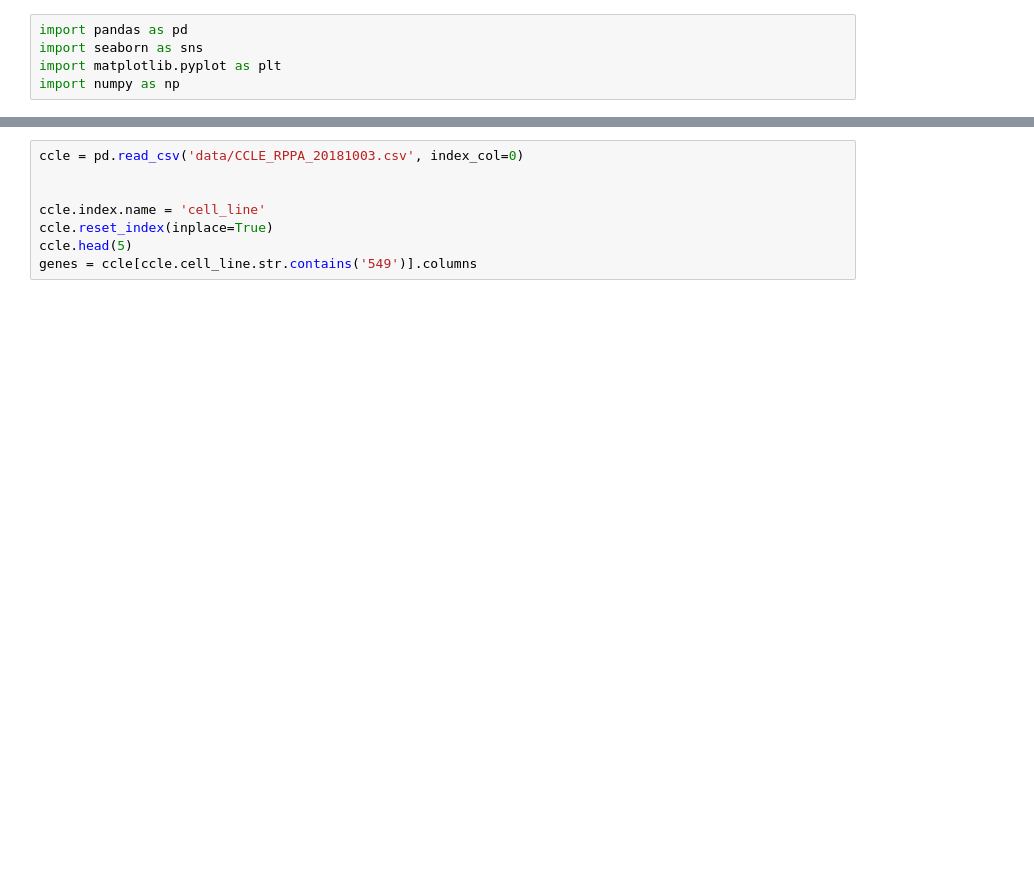
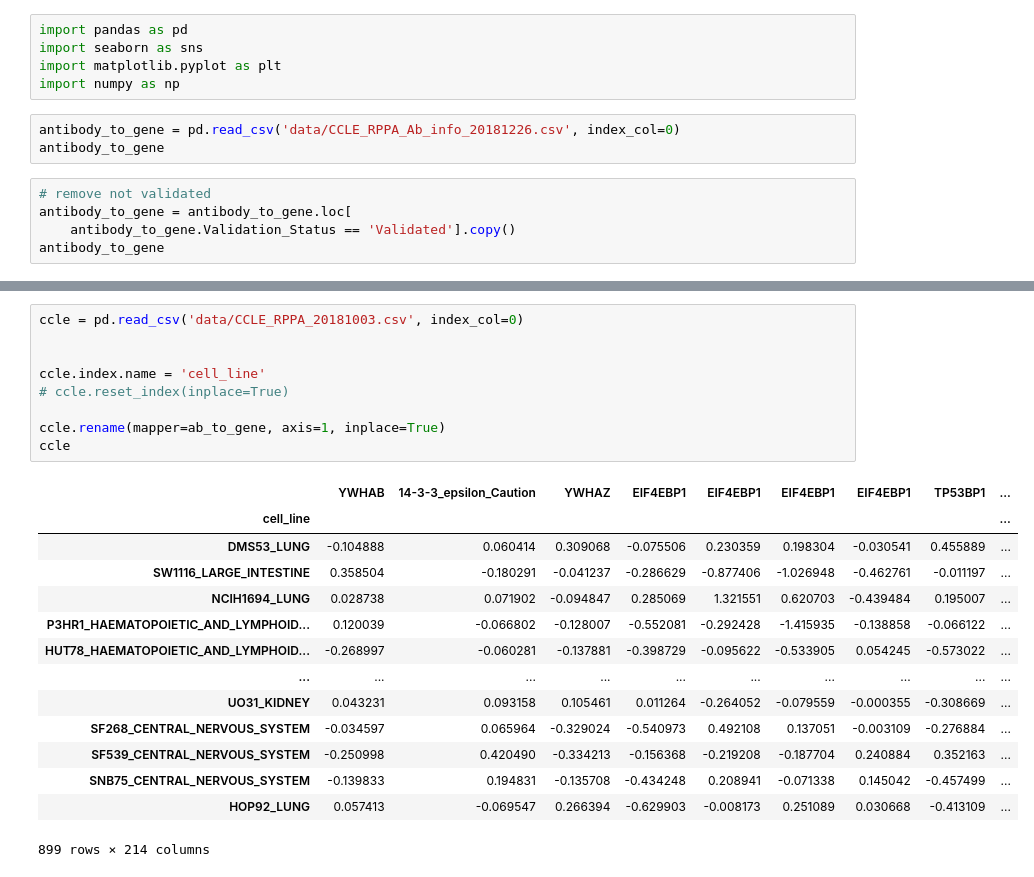
Before and after one commit to dykstrajustin/StartML, a Jupyter notebook: ccle_rppa.ipynb, the cells around one changed output, grey strips where cells are left out. Cells and saved outputs as stored; diff of their text form; blank space fills up the shorter version.

```diff
--- a/ccle_rppa.ipynb
+++ b/ccle_rppa.ipynb
@@ -3,3 +3,11 @@ import pandas as pd
 import seaborn as sns
 import matplotlib.pyplot as plt
 import numpy as np
+# %%
+antibody_to_gene = pd.read_csv('data/CCLE_RPPA_Ab_info_20181226.csv', index_col=0)
+antibody_to_gene
+# %%
+# remove not validated
+antibody_to_gene = antibody_to_gene.loc[
+    antibody_to_gene.Validation_Status == 'Validated'].copy()
+antibody_to_gene
@@ -6,8 +52,24 @@ import numpy as np
 # %%
 ccle = pd.read_csv('data/CCLE_RPPA_20181003.csv', index_col=0)
 
 
 ccle.index.name = 'cell_line'
-ccle.reset_index(inplace=True)
-ccle.head(5)
-genes = ccle[ccle.cell_line.str.contains('549')].columns
+# ccle.reset_index(inplace=True)
+
+ccle.rename(mapper=ab_to_gene, axis=1, inplace=True)
+ccle
+# %% [output]
+|  | YWHAB | 14-3-3_epsilon_Caution | YWHAZ | EIF4EBP1 | EIF4EBP1 | EIF4EBP1 | EIF4EBP1 | TP53BP1 | ... |
+| cell_line |  |  |  |  |  |  |  |  | ... |
+| DMS53_LUNG | -0.104888 | 0.060414 | 0.309068 | -0.075506 | 0.230359 | 0.198304 | -0.030541 | 0.455889 | ... |
+| SW1116_LARGE_INTESTINE | 0.358504 | -0.180291 | -0.041237 | -0.286629 | -0.877406 | -1.026948 | -0.462761 | -0.011197 | ... |
+| NCIH1694_LUNG | 0.028738 | 0.071902 | -0.094847 | 0.285069 | 1.321551 | 0.620703 | -0.439484 | 0.195007 | ... |
+| P3HR1_HAEMATOPOIETIC_AND_LYMPHOID... | 0.120039 | -0.066802 | -0.128007 | -0.552081 | -0.292428 | -1.415935 | -0.138858 | -0.066122 | ... |
+| HUT78_HAEMATOPOIETIC_AND_LYMPHOID... | -0.268997 | -0.060281 | -0.137881 | -0.398729 | -0.095622 | -0.533905 | 0.054245 | -0.573022 | ... |
+| ... | ... | ... | ... | ... | ... | ... | ... | ... | ... |
+| UO31_KIDNEY | 0.043231 | 0.093158 | 0.105461 | 0.011264 | -0.264052 | -0.079559 | -0.000355 | -0.308669 | ... |
+| SF268_CENTRAL_NERVOUS_SYSTEM | -0.034597 | 0.065964 | -0.329024 | -0.540973 | 0.492108 | 0.137051 | -0.003109 | -0.276884 | ... |
+| SF539_CENTRAL_NERVOUS_SYSTEM | -0.250998 | 0.420490 | -0.334213 | -0.156368 | -0.219208 | -0.187704 | 0.240884 | 0.352163 | ... |
+| SNB75_CENTRAL_NERVOUS_SYSTEM | -0.139833 | 0.194831 | -0.135708 | -0.434248 | 0.208941 | -0.071338 | 0.145042 | -0.457499 | ... |
+| HOP92_LUNG | 0.057413 | -0.069547 | 0.266394 | -0.629903 | -0.008173 | 0.251089 | 0.030668 | -0.413109 | ... |
+899 rows × 214 columns
```
Also changed, not shown: parts of 13 cells of this notebook, 9 other files.
